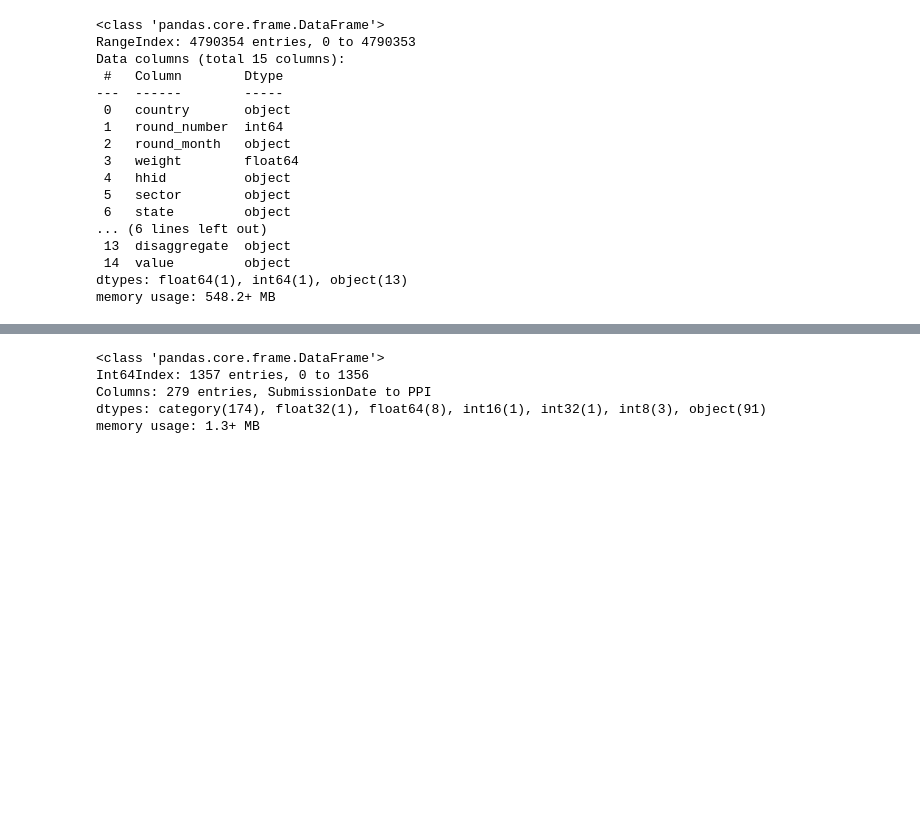
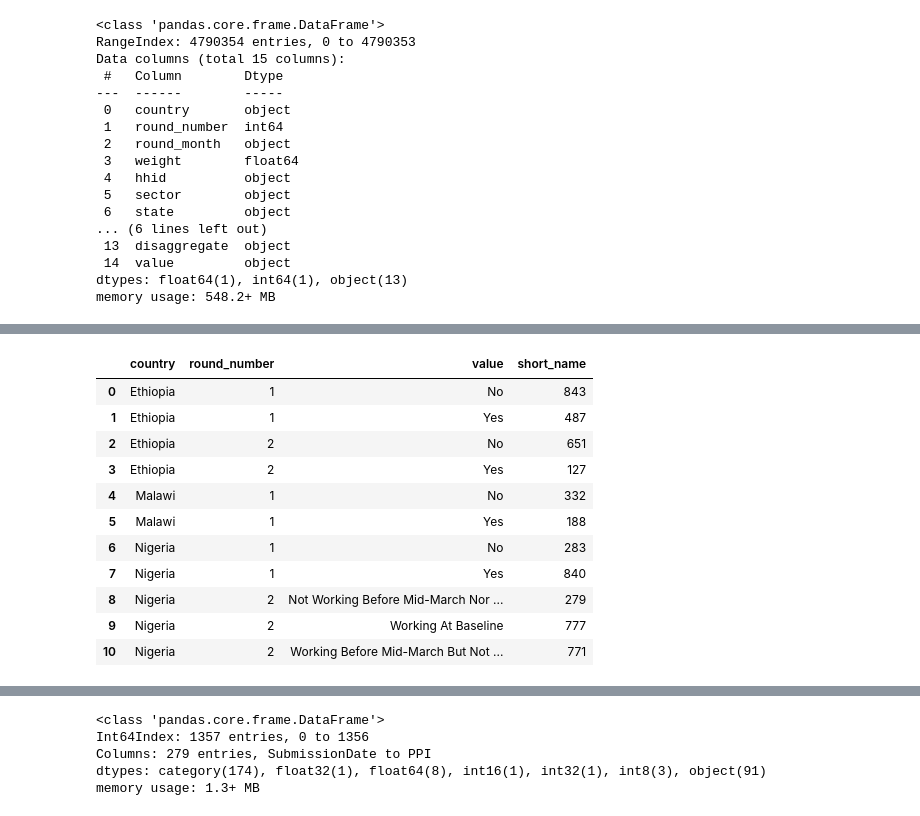
Before and after one commit to paultanger/COVID_SMEs, a Jupyter notebook: SME_data_EDA.ipynb, the cells around one changed output, grey strips where cells are left out. Cells and saved outputs as stored; diff of their text form; code cells hidden in the pictures; blank space fills up the shorter version.

```diff
--- a/SME_data_EDA.ipynb
+++ b/SME_data_EDA.ipynb
@@ -24,0 +188,15 @@ memory usage: 548.2+ MB
+# %%
+grouped1
+# %% [output]
+|  | country | round_number | value | short_name |
+| 0 | Ethiopia | 1 | No | 843 |
+| 1 | Ethiopia | 1 | Yes | 487 |
+| 2 | Ethiopia | 2 | No | 651 |
+| 3 | Ethiopia | 2 | Yes | 127 |
+| 4 | Malawi | 1 | No | 332 |
+| 5 | Malawi | 1 | Yes | 188 |
+| 6 | Nigeria | 1 | No | 283 |
+| 7 | Nigeria | 1 | Yes | 840 |
+| 8 | Nigeria | 2 | Not Working Before Mid-March Nor ... | 279 |
+| 9 | Nigeria | 2 | Working At Baseline | 777 |
+| 10 | Nigeria | 2 | Working Before Mid-March But Not ... | 771 |
```
Also changed, not shown: parts of 21 cells of this notebook, 1 other file.
